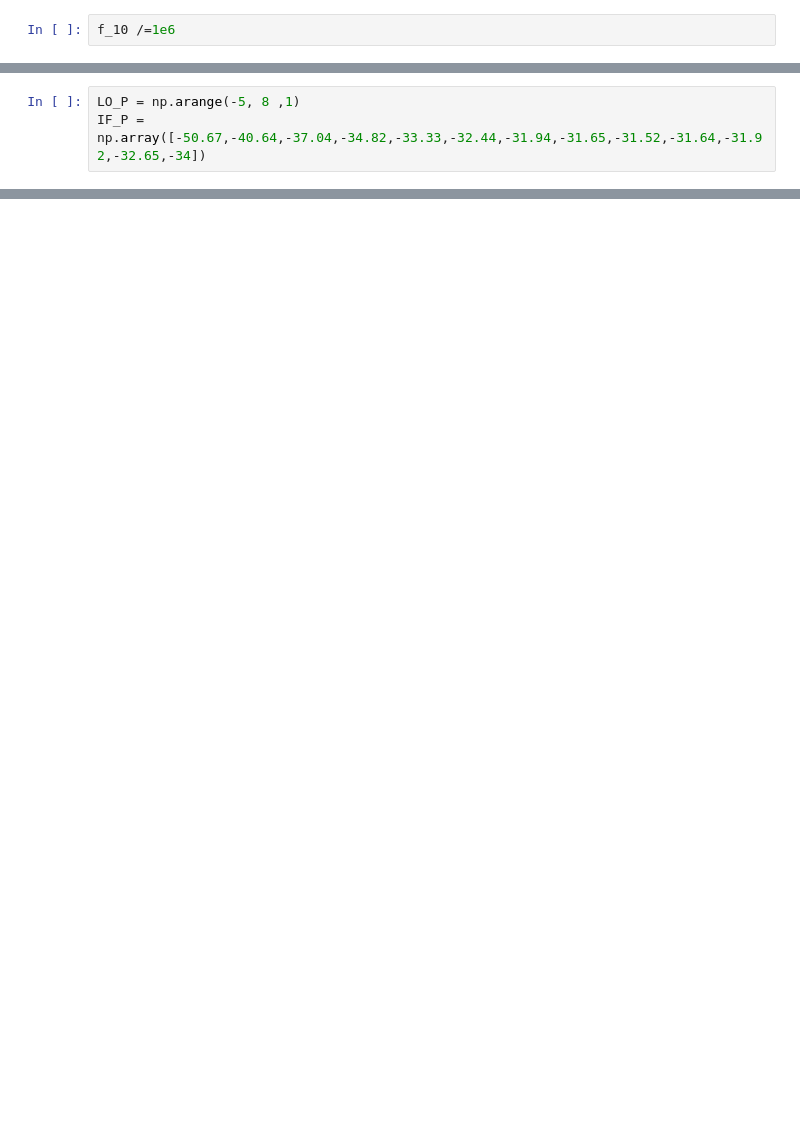
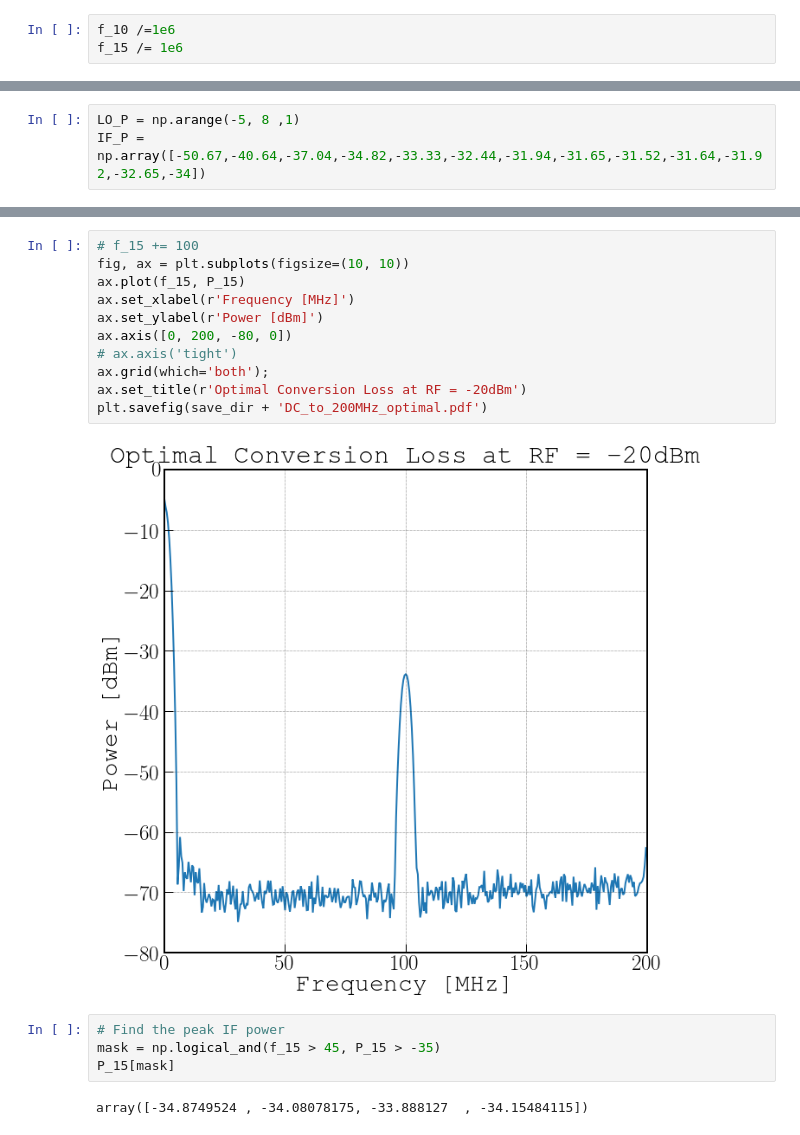
Before and after one commit to WanduiAlbert/HighFrequencyLab, a Jupyter notebook: Lab 4 files/Analysis.ipynb, the cells around one changed output, grey strips where cells are left out. Drawn from its saved outputs; the diff is of its cells as text; blank space fills up the shorter version.

```diff
--- a/Lab 4 files/Analysis.ipynb
+++ b/Lab 4 files/Analysis.ipynb
@@ -18,6 +19,7 @@ f_17, P_17 = np.loadtxt(step17_file, delimiter=',' , skiprows=20, usecols=(0,1),
 f_18, P_18 = np.loadtxt(step18_file, delimiter=',' , skiprows=20, usecols=(0,1), unpack=True)
 # %%
 f_10 /=1e6
+f_15 /= 1e6
 # %%
 fig, ax = plt.subplots(figsize=(10, 10))
 ax.plot(f_10, P_10)
@@ -89,0 +99,19 @@ array([3])
+# %%
+# f_15 += 100
+fig, ax = plt.subplots(figsize=(10, 10))
+ax.plot(f_15, P_15)
+ax.set_xlabel(r'Frequency [MHz]')
+ax.set_ylabel(r'Power [dBm]')
+ax.axis([0, 200, -80, 0])
+# ax.axis('tight')
+ax.grid(which='both');
+ax.set_title(r'Optimal Conversion Loss at RF = -20dBm')
+plt.savefig(save_dir + 'DC_to_200MHz_optimal.pdf')
+# %% [output]
+[figure, added]
+# %%
+# Find the peak IF power
+mask = np.logical_and(f_15 > 45, P_15 > -35)
+P_15[mask]
+# %% [output]
+array([-34.8749524 , -34.08078175, -33.888127  , -34.15484115])
```
Also changed, not shown: parts of 12 cells of this notebook, 8 other files.
